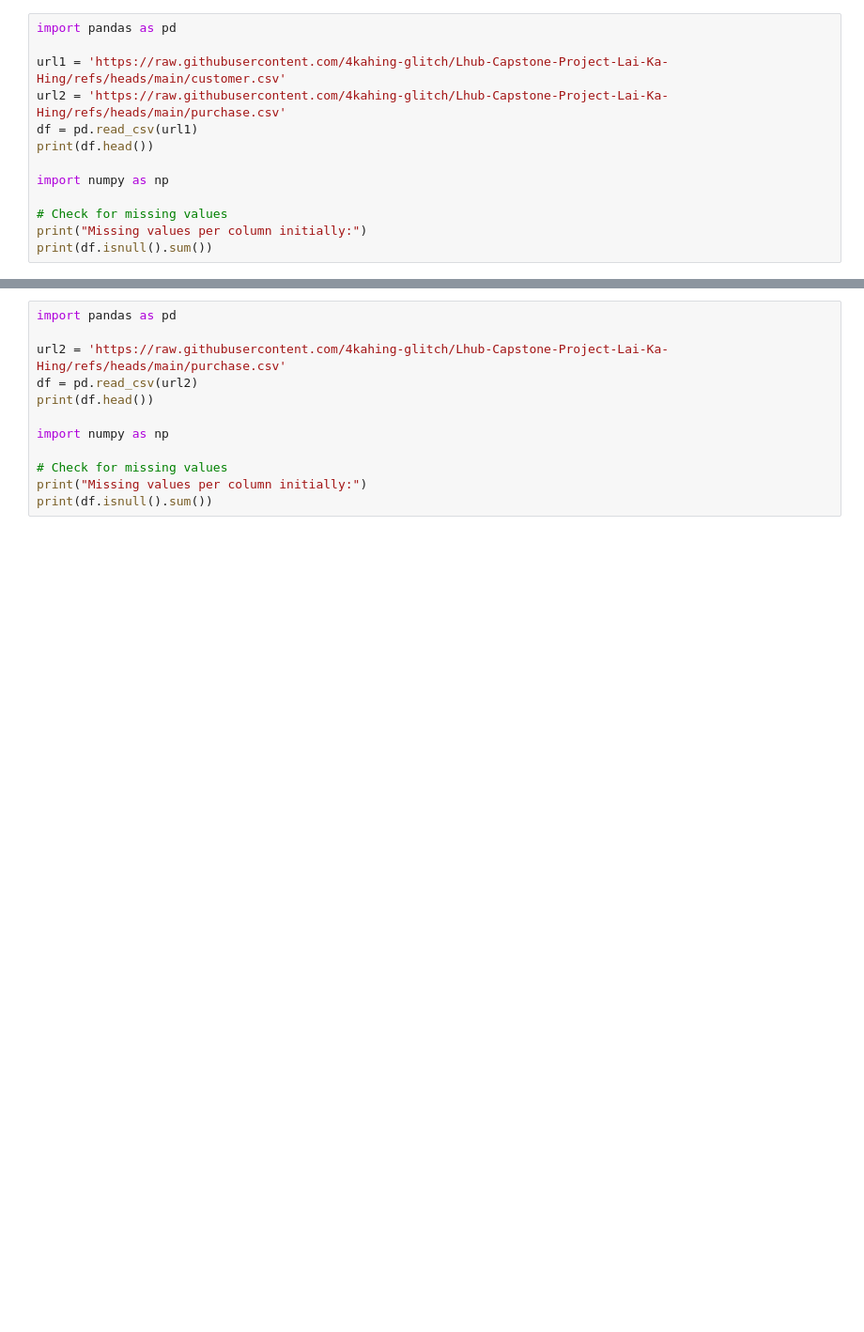
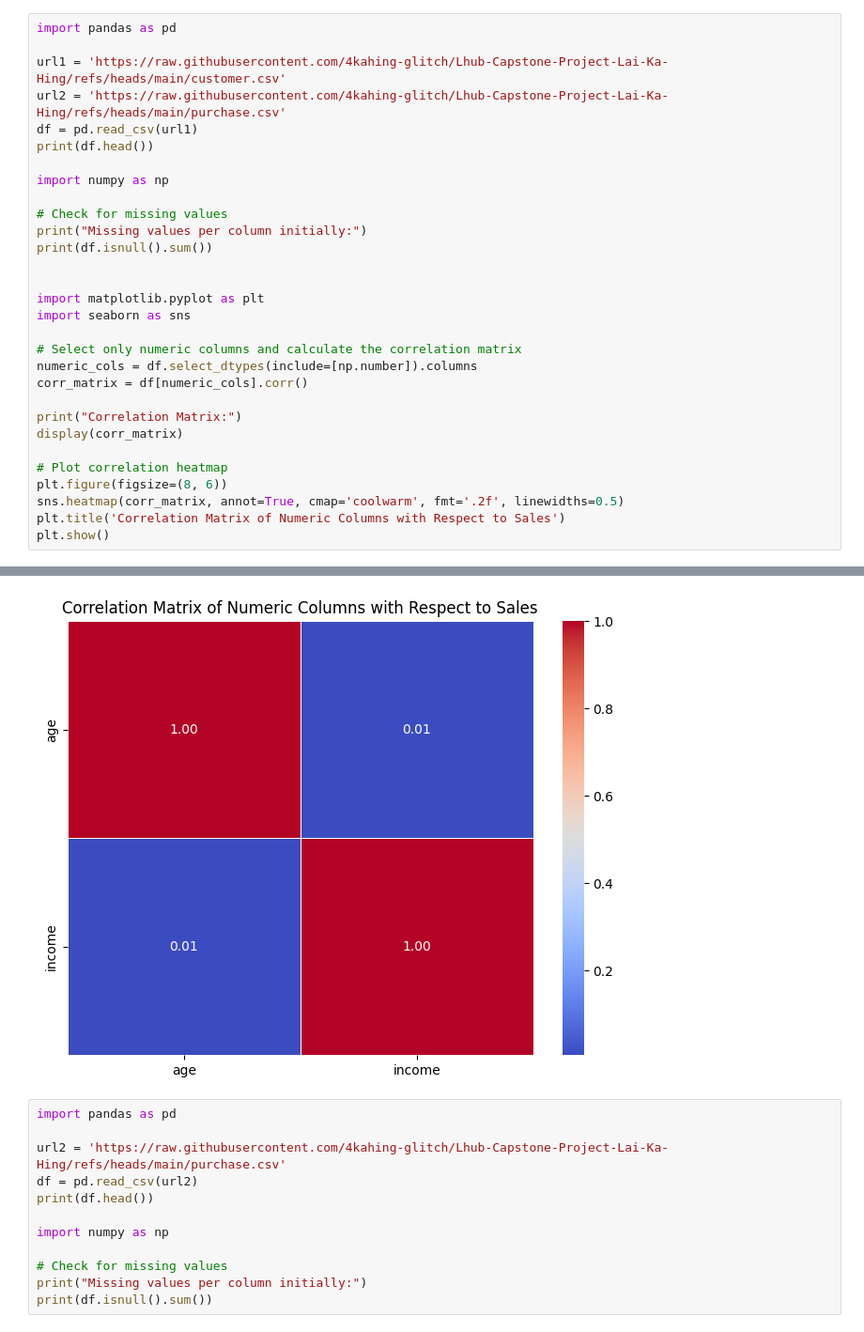
Before and after one commit to 4kahing-glitch/Lhub-Capstone-Project-Lai-Ka-Hing, a Jupyter notebook: Capstone_Purchase_Analysis.ipynb, the cells around one changed output, grey strips where cells are left out. Shown at 94% size. Saved outputs shown, nothing was run; the diff lists cells and outputs as text; blank space fills up the shorter version.

```diff
--- a/Capstone_Purchase_Analysis.ipynb
+++ b/Capstone_Purchase_Analysis.ipynb
@@ -13,6 +13,23 @@ import numpy as np
 # Check for missing values
 print("Missing values per column initially:")
 print(df.isnull().sum())
+
+
+import matplotlib.pyplot as plt
+import seaborn as sns
+
+# Select only numeric columns and calculate the correlation matrix
+numeric_cols = df.select_dtypes(include=[np.number]).columns
+corr_matrix = df[numeric_cols].corr()
+
+print("Correlation Matrix:")
+display(corr_matrix)
+
+# Plot correlation heatmap
+plt.figure(figsize=(8, 6))
+sns.heatmap(corr_matrix, annot=True, cmap='coolwarm', fmt='.2f', linewidths=0.5)
+plt.title('Correlation Matrix of Numeric Columns with Respect to Sales')
+plt.show()
 # %% [output]
   customer_id     first_name last_name  gender  age country  income
 0     CS00001        Isadora     Porto  Female   19  Brazil  117196
@@ -32,3 +53,4 @@ dtype: int64
+[figure, added]
 # %%
 import pandas as pd
 
```
Also changed, not shown: parts of 2 cells of this notebook.
